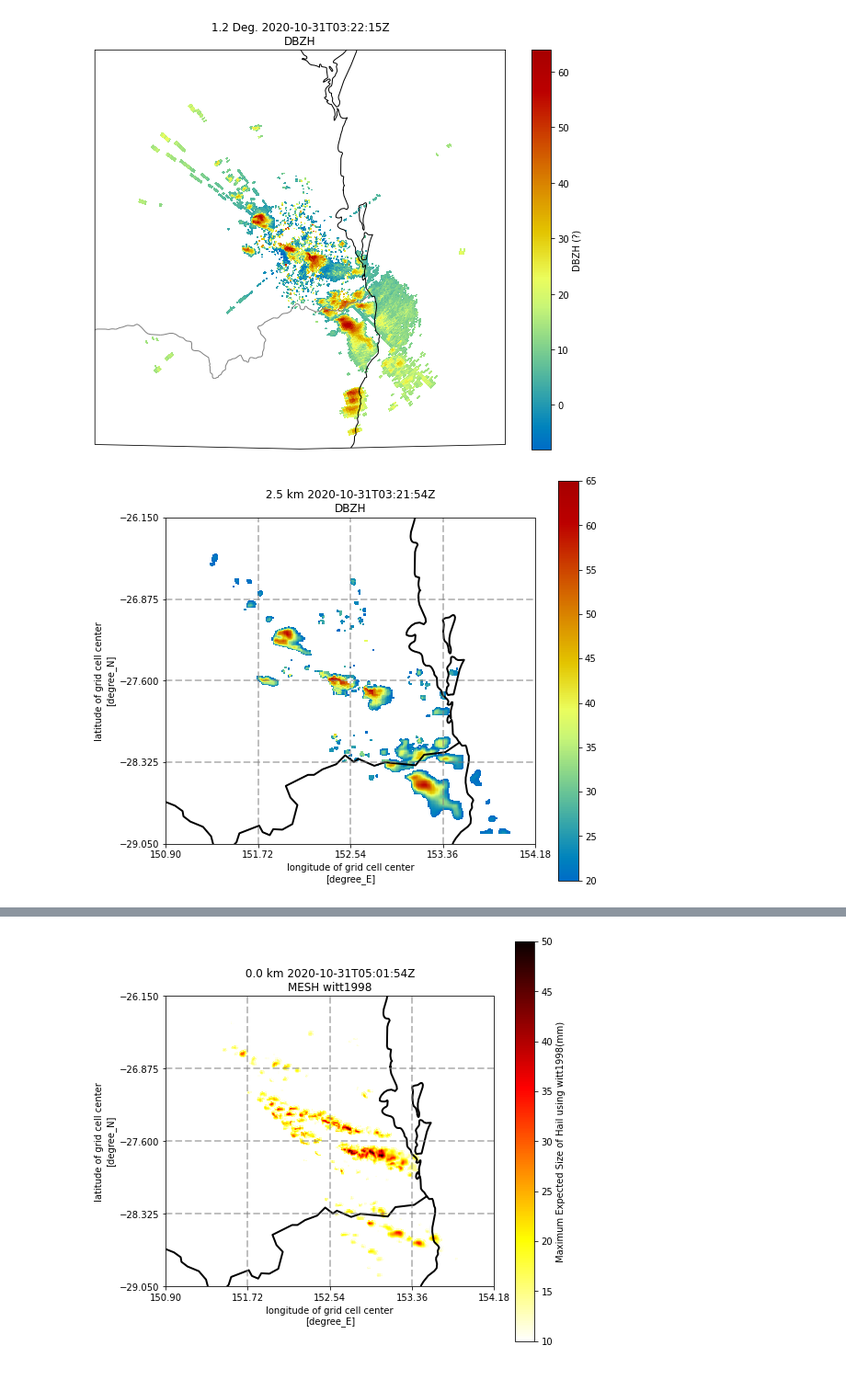
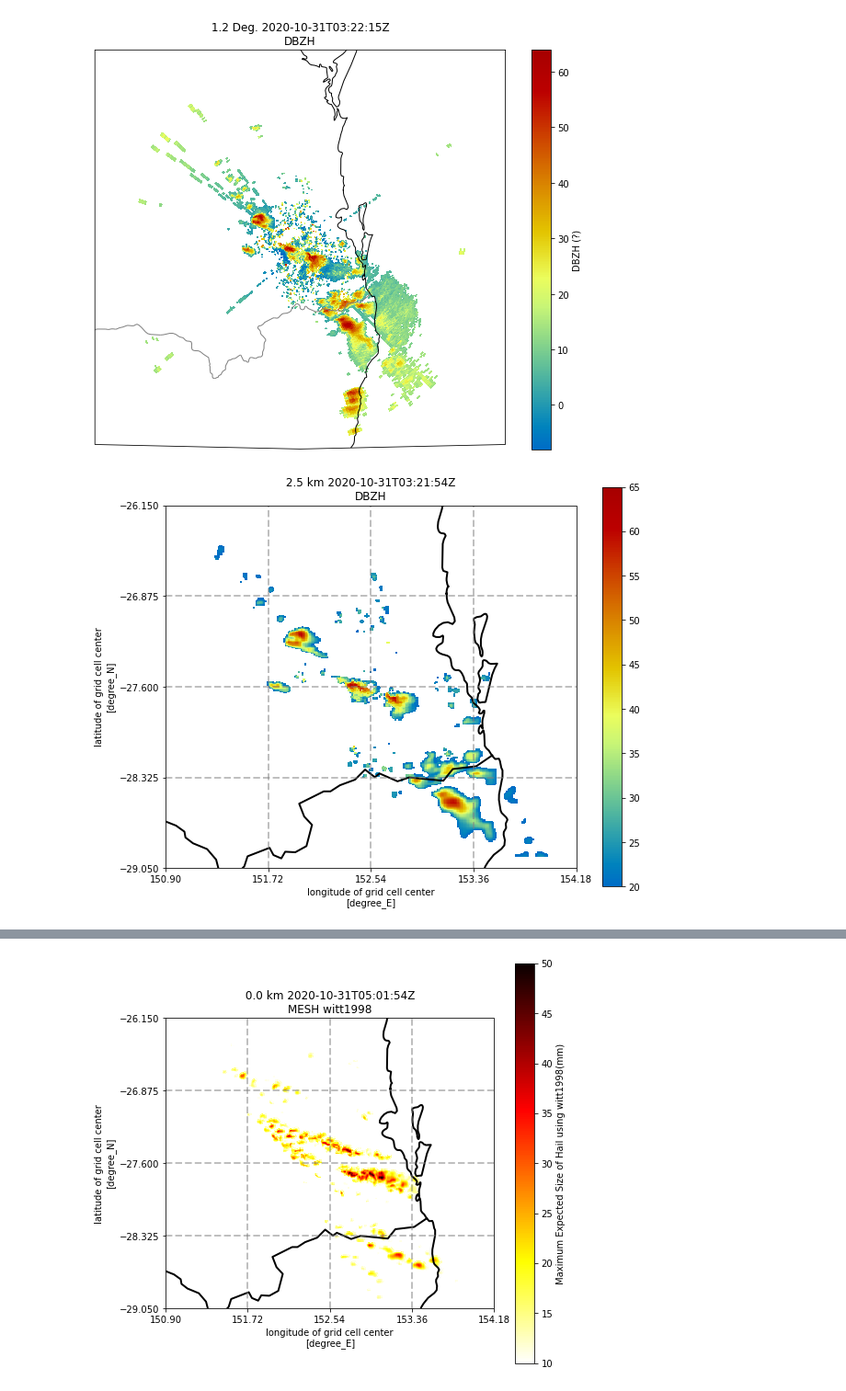
Before and after one commit to vlouf/AMOS_2021, a Jupyter notebook: 02 - Operational Network/operational_radar.ipynb, the cells around one changed output, grey strips where cells are left out. Shown at 92% size. Drawn from its saved outputs; the diff is of its cells as text; code cells hidden in the pictures.

```diff
--- a/02 - Operational Network/operational_radar.ipynb
+++ b/02 - Operational Network/operational_radar.ipynb
@@ -101,15 +110,22 @@ display.plot_ppi_map('DBZH', 1,
 # %% [output]
 [figure]
 # %%
-#Next, let's interpolate this onto a Cartesian grid
+"""
+#############################################################
+#
+# interpolate radar volume onto a Cartesian grid and plot grid
+#
+#############################################################
+"""
+
 grid = pyart.map.grid_from_radars(radar, grid_shape=(41, 301, 301),
                                   grid_limits=((0, 20e3), (-150e3, 150e3), (-150e3, 150e3)),
                                   weighting_function='Barnes2')
 #and plot our gridded radar dataset
-fig = plt.figure(figsize=(9, 8))
+fig = plt.figure(figsize=(10, 8))
 ax = plt.subplot(111, projection=ccrs.PlateCarree())
 grid_display = pyart.graph.GridMapDisplay(grid)
-grid_display.plot_grid('DBZH',level=5, vmin=20, mask_outside=True) #level=4 is the 5th slice in the 3D interpolated field (2 km altitude)
+grid_display.plot_grid('DBZH',level=5, vmin=20, mask_outside=True) #level=5 is the 6th slice in the 3D interpolated field (2.5 km altitude)
 # %% [output]
-[figure, old version]
+[figure, new version]
 # %%
```
Also changed, not shown: parts of 12 cells of this notebook, 3 other files.
